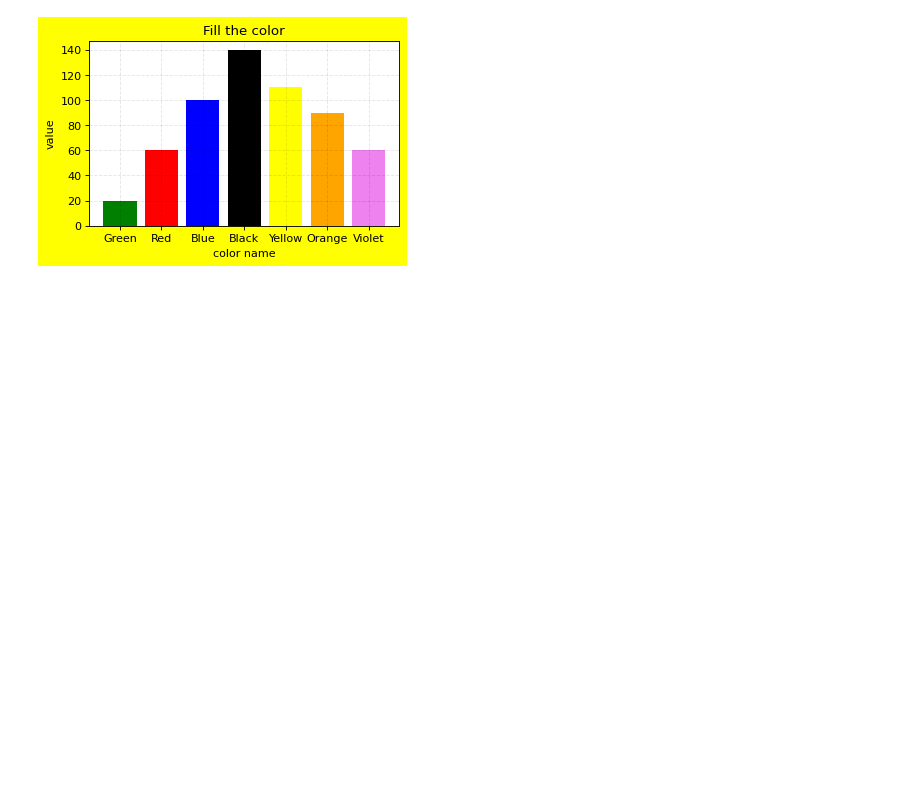
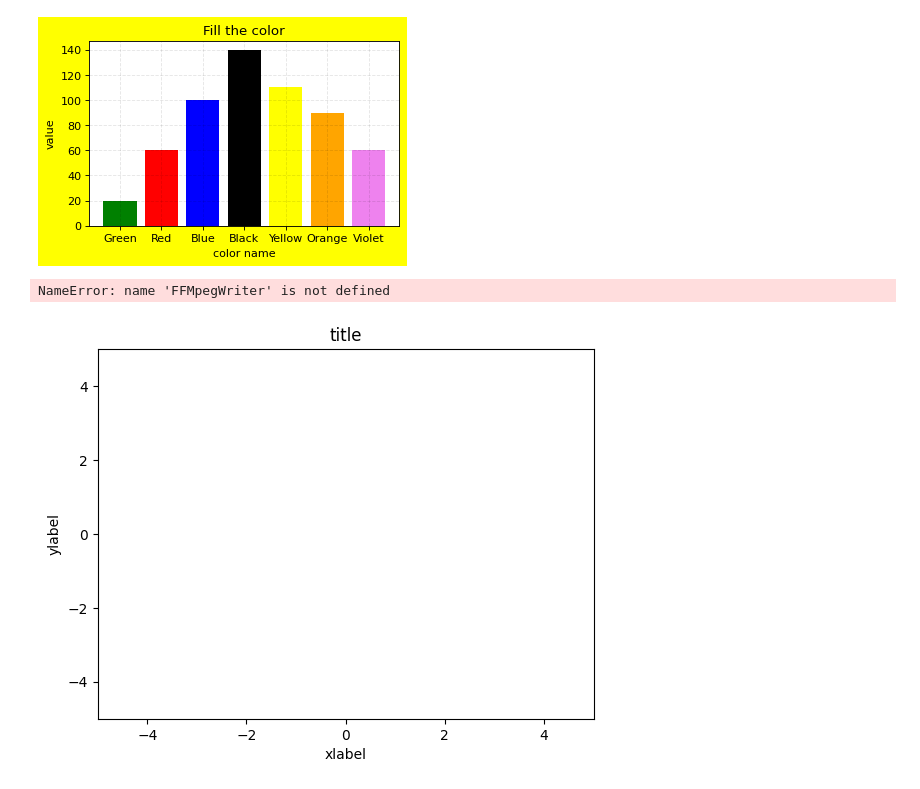
Before and after one commit to Suraj-kumar121K/Matplotlib, a Jupyter notebook: Practice/03_pract.ipynb, the cells around one changed output. Drawn from its saved outputs; the diff is of its cells as text; code cells hidden in the pictures; blank space fills up the shorter version.

```diff
--- a/Practice/03_pract.ipynb
+++ b/Practice/03_pract.ipynb
@@ -33,0 +38,31 @@ plt.show()
+# %%
+fig = plt.figure()
+l, = plt.plot([], [], 'k-')
+
+plt.xlabel('xlabel')
+plt.ylabel('ylabel')
+plt.title('title')
+
+plt.xlim(-5, 5)
+plt.ylim(-5, 5)
+
+def func(x):
+    return np.sin(x)*3
+
+metadata = dict(title='Movie', artist='codinglikemad')
+writer = FFMpegWriter(fps=15, metadata=metadata)
+
+xlist = []
+ylist = []
+
+with writer.saving(fig, "sinWave.gif", 100):
+    for xval in np.linspace(-5,5,100):
+        xlist.append(xval)
+        ylist.append(func(xval))
+
+        l.set_data(xlist, ylist)
+
+        writer.grab_frame()
+# %% [output]
+NameError: name 'FFMpegWriter' is not defined
+[figure, added]
```
Also changed, not shown: parts of 1 cell of this notebook.
